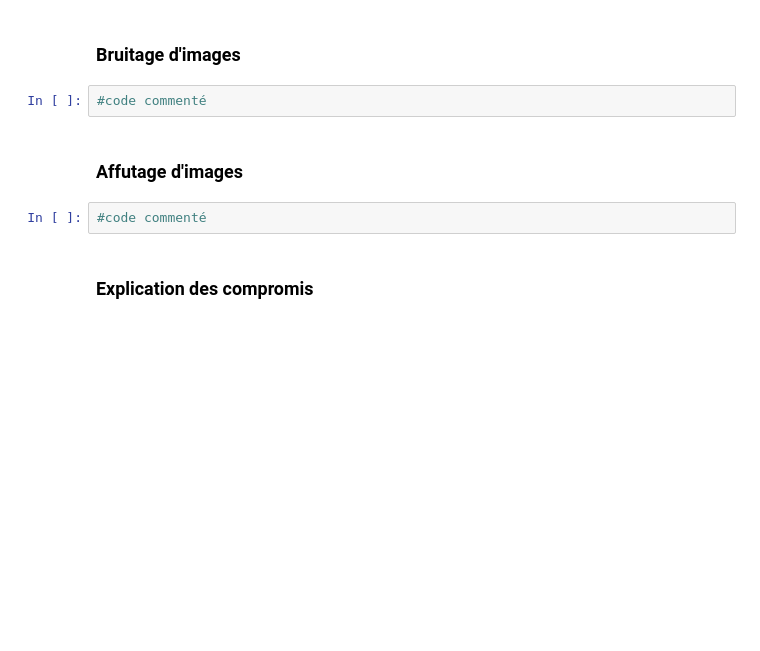
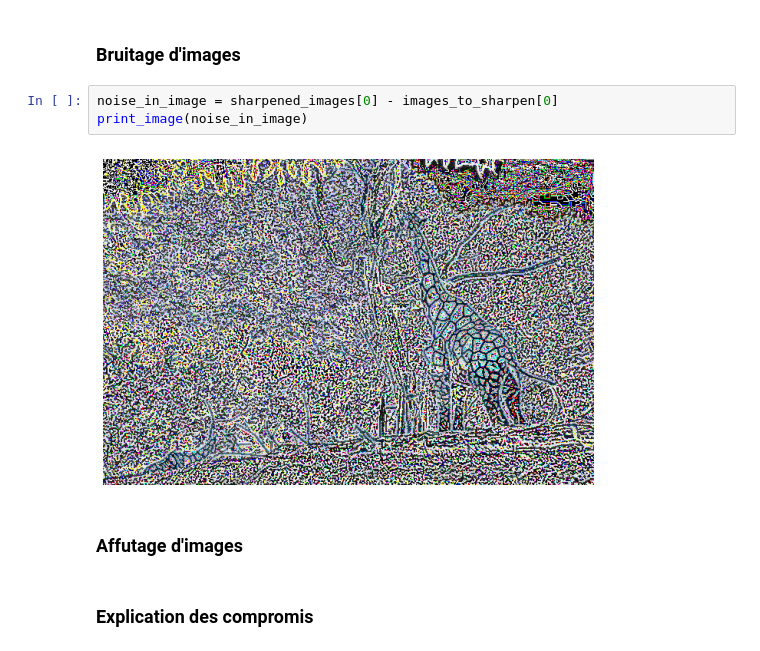
Before and after one commit to MazurierPierre/Projet-Data-Science, a Jupyter notebook: Livrable 1.ipynb, the cells around one changed output. Cells and saved outputs as stored; diff of their text form; blank space fills up the shorter version.

Commit message:
Added sharp to noise demonstration (proto)

```diff
--- a/Livrable 1.ipynb
+++ b/Livrable 1.ipynb
@@ -141,12 +141,13 @@ This function takes a list of images, applies the previous sharpening function t
 ## Une étude de cas explicitant les compromis entre ces deux opérations. Cette partie du livrable doit inclure le bruitage d’images et montrer la perte de détails, ou l’affutage d’images et montrer l’apparition du bruit.
 # %% [markdown]
 ### Bruitage d'images
-# %%
-#code commenté
+# %%
+noise_in_image = sharpened_images[0] - images_to_sharpen[0]
+print_image(noise_in_image)
+# %% [output]
+[figure, added]
 # %% [markdown]
 ### Affutage d'images
-# %%
-#code commenté
 # %% [markdown]
 ### Explication des compromis
 # %%
```
